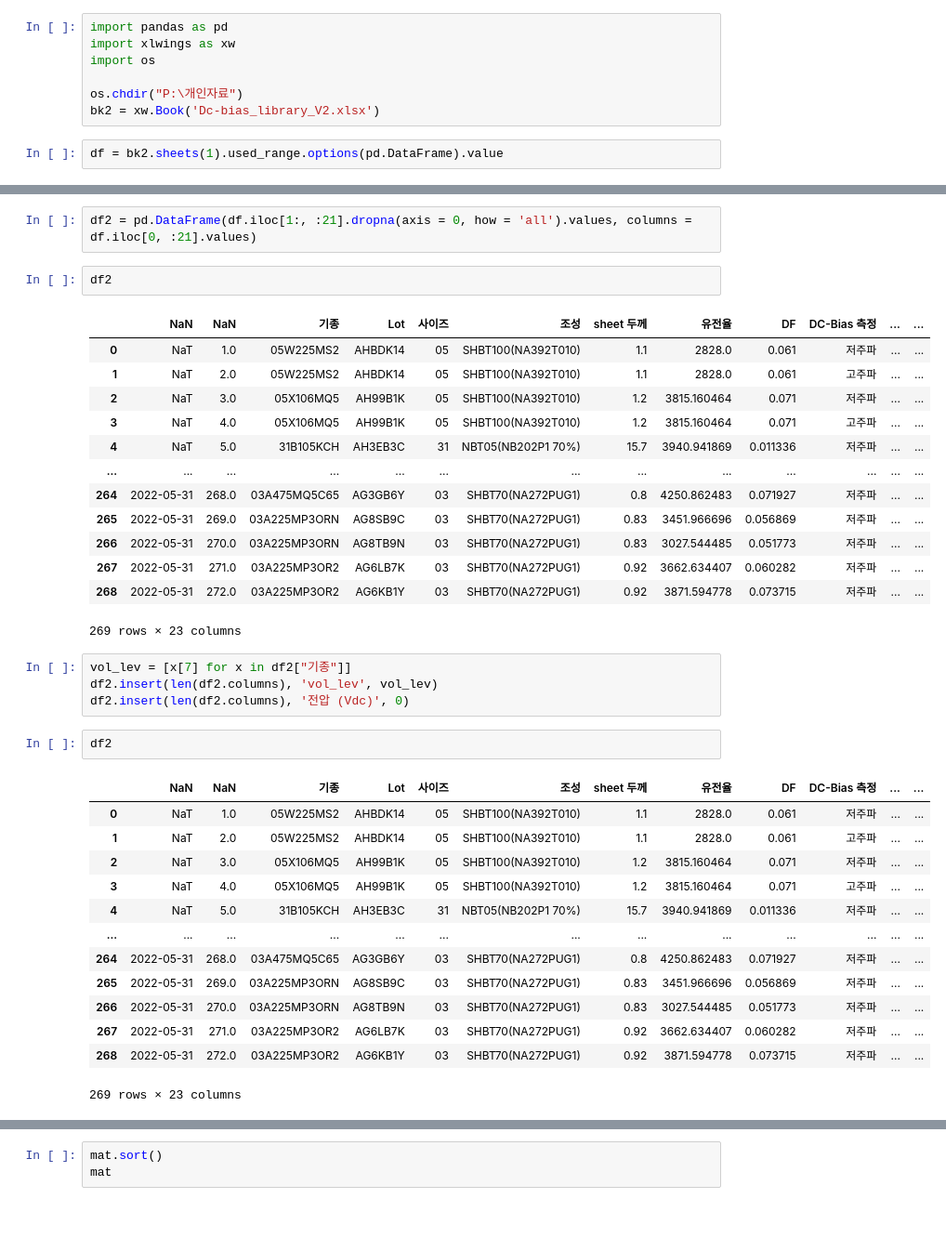
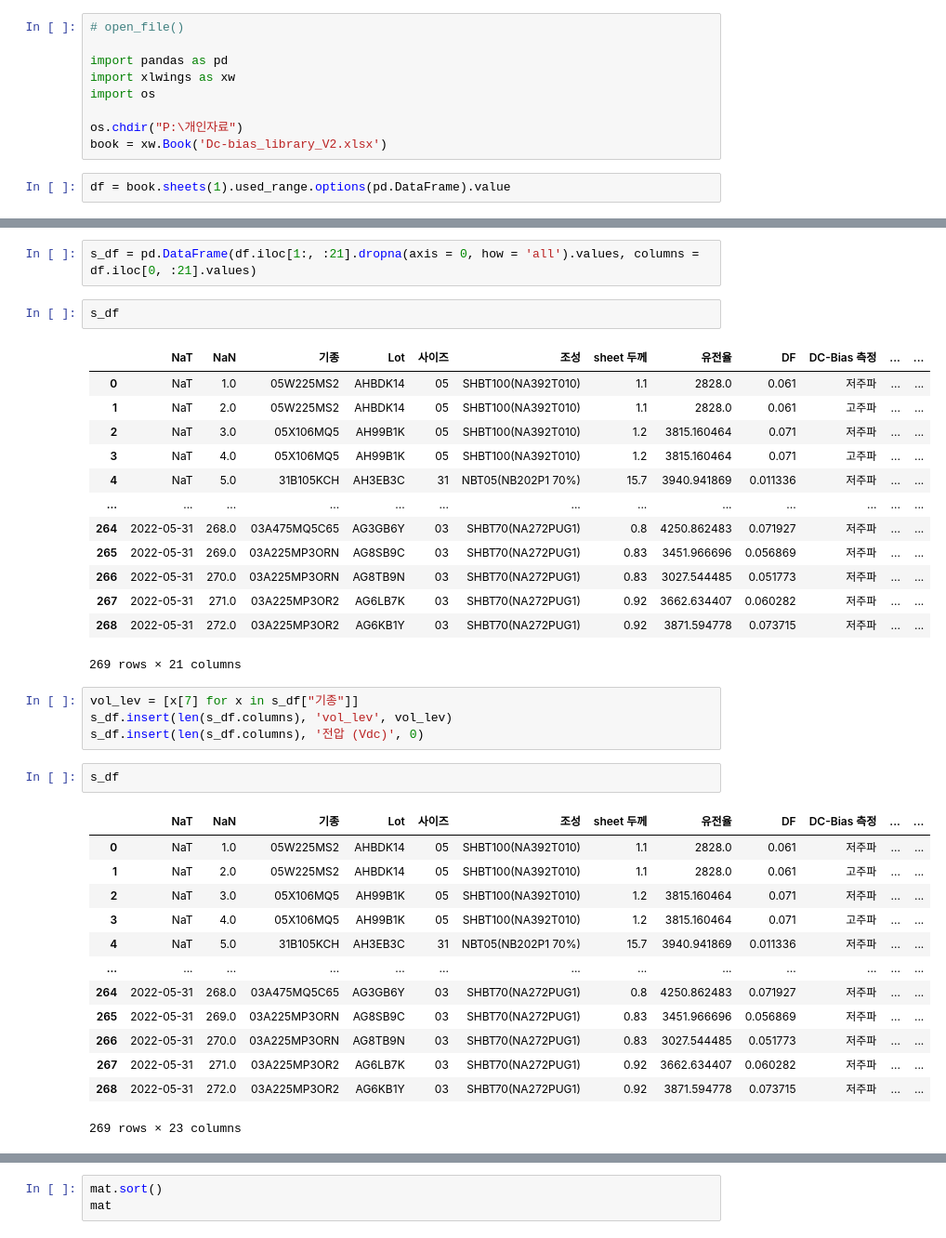
Before and after one commit to highcera/Jupyter, a Jupyter notebook: DC-bias libray 분석.ipynb, the cells around one changed output, grey strips where cells are left out. Shown at 93% size. Saved outputs shown, nothing was run; the diff lists cells and outputs as text.

```diff
--- a/DC-bias libray 분석.ipynb
+++ b/DC-bias libray 분석.ipynb
@@ -1,12 +1,14 @@
 # %%
+# open_file()
+
 import pandas as pd
 import xlwings as xw
 import os
 
 os.chdir("P:\개인자료")
-bk2 = xw.Book('Dc-bias_library_V2.xlsx')
+book = xw.Book('Dc-bias_library_V2.xlsx')
 # %%
-df = bk2.sheets(1).used_range.options(pd.DataFrame).value
+df = book.sheets(1).used_range.options(pd.DataFrame).value
 # %%
 df
 # %% [output]
@@ -24,11 +26,11 @@ df
 | 임봉섭P | 2022-05-31 | 272.0 | 03A225MP3OR2 | AG6KB1Y | 03 | SHBT70(NA272PUG1) | 0.92 | 3871.594778 | 0.073715 | 저주파 | ... | ... |
 270 rows × 58 columns
 # %%
-df2 = pd.DataFrame(df.iloc[1:, :21].dropna(axis = 0, how = 'all').values, columns = df.iloc[0, :21].values)
+s_df = pd.DataFrame(df.iloc[1:, :21].dropna(axis = 0, how = 'all').values, columns = df.iloc[0, :21].values)
 # %%
-df2
+s_df
 # %% [output]
-|  | NaN | NaN | 기종 | Lot | 사이즈 | 조성 | sheet 두께 | 유전율 | DF | DC-Bias 측정 | ... | ... |
+|  | NaT | NaN | 기종 | Lot | 사이즈 | 조성 | sheet 두께 | 유전율 | DF | DC-Bias 측정 | ... | ... |
 | 0 | NaT | 1.0 | 05W225MS2 | AHBDK14 | 05 | SHBT100(NA392T010) | 1.1 | 2828.0 | 0.061 | 저주파 | ... | ... |
 | 1 | NaT | 2.0 | 05W225MS2 | AHBDK14 | 05 | SHBT100(NA392T010) | 1.1 | 2828.0 | 0.061 | 고주파 | ... | ... |
 | 2 | NaT | 3.0 | 05X106MQ5 | AH99B1K | 05 | SHBT100(NA392T010) | 1.2 | 3815.160464 | 0.071 | 저주파 | ... | ... |
@@ -40,15 +42,15 @@ df2
 | 266 | 2022-05-31 | 270.0 | 03A225MP3ORN | AG8TB9N | 03 | SHBT70(NA272PUG1) | 0.83 | 3027.544485 | 0.051773 | 저주파 | ... | ... |
 | 267 | 2022-05-31 | 271.0 | 03A225MP3OR2 | AG6LB7K | 03 | SHBT70(NA272PUG1) | 0.92 | 3662.634407 | 0.060282 | 저주파 | ... | ... |
 | 268 | 2022-05-31 | 272.0 | 03A225MP3OR2 | AG6KB1Y | 03 | SHBT70(NA272PUG1) | 0.92 | 3871.594778 | 0.073715 | 저주파 | ... | ... |
-269 rows × 23 columns
+269 rows × 21 columns
 # %%
-vol_lev = [x[7] for x in df2["기종"]]
-df2.insert(len(df2.columns), 'vol_lev', vol_lev)
-df2.insert(len(df2.columns), '전압 (Vdc)', 0)
+vol_lev = [x[7] for x in s_df["기종"]]
+s_df.insert(len(s_df.columns), 'vol_lev', vol_lev)
+s_df.insert(len(s_df.columns), '전압 (Vdc)', 0)
 # %%
-df2
+s_df
 # %% [output]
-|  | NaN | NaN | 기종 | Lot | 사이즈 | 조성 | sheet 두께 | 유전율 | DF | DC-Bias 측정 | ... | ... |
+|  | NaT | NaN | 기종 | Lot | 사이즈 | 조성 | sheet 두께 | 유전율 | DF | DC-Bias 측정 | ... | ... |
 | 0 | NaT | 1.0 | 05W225MS2 | AHBDK14 | 05 | SHBT100(NA392T010) | 1.1 | 2828.0 | 0.061 | 저주파 | ... | ... |
 | 1 | NaT | 2.0 | 05W225MS2 | AHBDK14 | 05 | SHBT100(NA392T010) | 1.1 | 2828.0 | 0.061 | 고주파 | ... | ... |
 | 2 | NaT | 3.0 | 05X106MQ5 | AH99B1K | 05 | SHBT100(NA392T010) | 1.2 | 3815.160464 | 0.071 | 저주파 | ... | ... |
```
Also changed, not shown: parts of 35 cells of this notebook, 34 other files.
